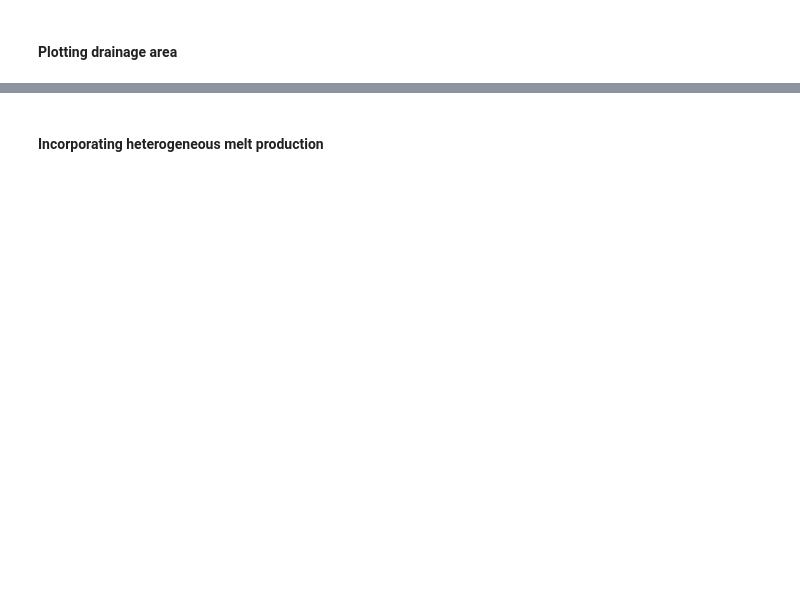
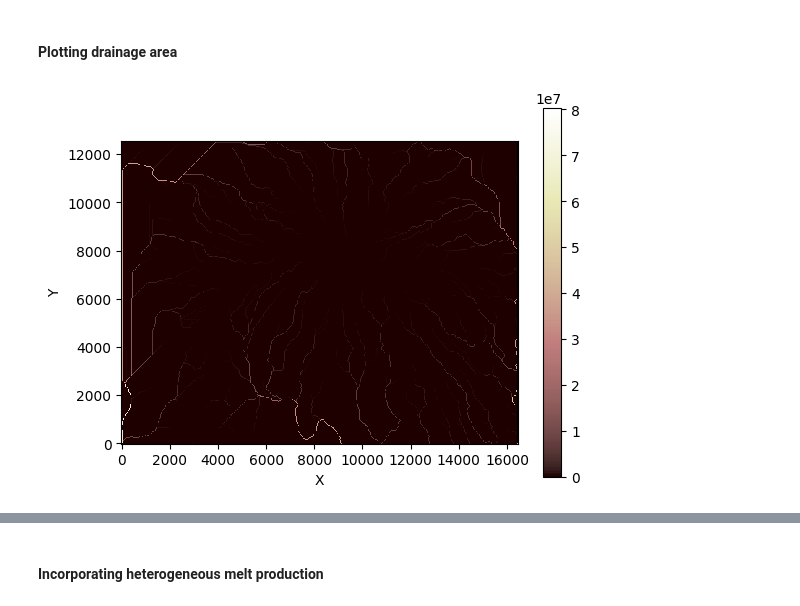
Before and after one commit to csdms-espin/ESPIn_2023_glacial_water_routing, a Jupyter notebook: MeltwaterRunoff_EmilyVersion.ipynb, the cells around one changed output, grey strips where cells are left out. Cells and saved outputs as stored; diff of their text form; code cells hidden in the pictures; blank space fills up the shorter version.

```diff
--- a/MeltwaterRunoff_EmilyVersion.ipynb
+++ b/MeltwaterRunoff_EmilyVersion.ipynb
@@ -168,2 +85,6 @@ andes.surf_plot()
 # %% [markdown]
 #### Plotting drainage area
+# %%
+andes.grid.imshow('surface_water__discharge')
+# %% [output]
+[figure, added]
```
Also changed, not shown: parts of 16 cells of this notebook, 1 other file.
